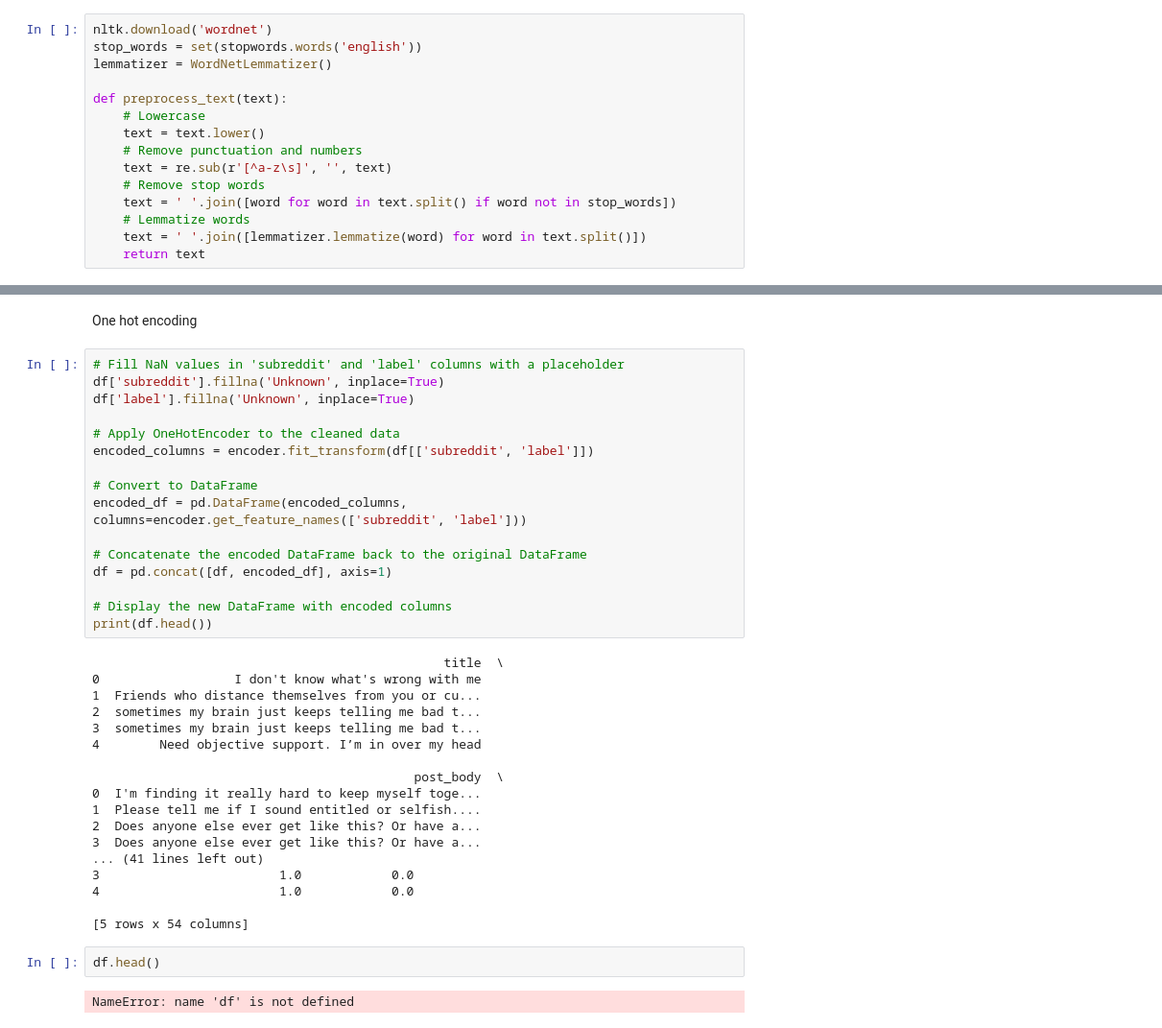
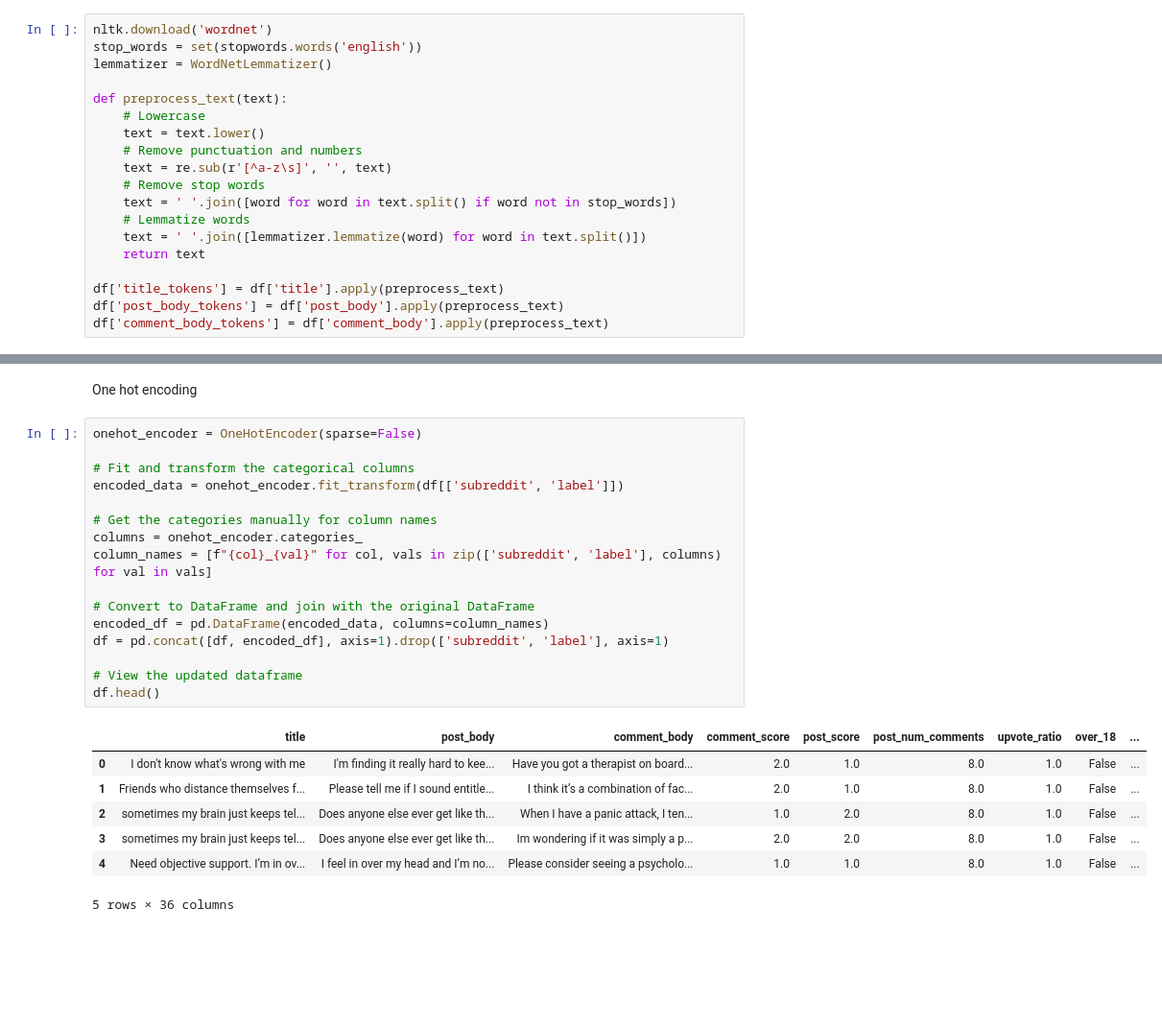
Before and after one commit to CynthiaJerono/Phase_5_Project, a Jupyter notebook: Bestina.ipynb, the cells around one changed output, grey strips where cells are left out. Shown at 96% size. Saved outputs shown, nothing was run; the diff lists cells and outputs as text; blank space fills up the shorter version.

Commit message:
df.head

```diff
--- a/Bestina.ipynb
+++ b/Bestina.ipynb
@@ -352,47 +352,37 @@ def preprocess_text(text):
     # Lemmatize words
     text = ' '.join([lemmatizer.lemmatize(word) for word in text.split()])
     return text
+
+df['title_tokens'] = df['title'].apply(preprocess_text)
+df['post_body_tokens'] = df['post_body'].apply(preprocess_text)
+df['comment_body_tokens'] = df['comment_body'].apply(preprocess_text)
 # %% [output]
 [nltk_data] Downloading package wordnet to C:\Users\custohmer
 [nltk_data]     link\AppData\Roaming\nltk_data...
 [nltk_data]   Package wordnet is already up-to-date!
 # %% [markdown]
 One hot encoding
-# %%
-# Fill NaN values in 'subreddit' and 'label' columns with a placeholder
-df['subreddit'].fillna('Unknown', inplace=True)
-df['label'].fillna('Unknown', inplace=True)
-
-# Apply OneHotEncoder to the cleaned data
-encoded_columns = encoder.fit_transform(df[['subreddit', 'label']])
-
-# Convert to DataFrame
-encoded_df = pd.DataFrame(encoded_columns, columns=encoder.get_feature_names(['subreddit', 'label']))
-
-# Concatenate the encoded DataFrame back to the original DataFrame
-df = pd.concat([df, encoded_df], axis=1)
-
-# Display the new DataFrame with encoded columns
-print(df.head())
-# %% [output]
-                                               title  \
-0                  I don't know what's wrong with me
-1  Friends who distance themselves from you or cu...
-2  sometimes my brain just keeps telling me bad t...
-3  sometimes my brain just keeps telling me bad t...
-4        Need objective support. I’m in over my head
-
-                                           post_body  \
-0  I'm finding it really hard to keep myself toge...
-1  Please tell me if I sound entitled or selfish....
-2  Does anyone else ever get like this? Or have a...
-3  Does anyone else ever get like this? Or have a...
-... (41 lines left out)
-3                        1.0            0.0
-4                        1.0            0.0
-
-[5 rows x 54 columns]
-# %%
-df.head()
-# %% [output]
-NameError: name 'df' is not defined
+# %%
+onehot_encoder = OneHotEncoder(sparse=False)
+
+# Fit and transform the categorical columns
+encoded_data = onehot_encoder.fit_transform(df[['subreddit', 'label']])
+
+# Get the categories manually for column names
+columns = onehot_encoder.categories_
+column_names = [f"{col}_{val}" for col, vals in zip(['subreddit', 'label'], columns) for val in vals]
+
+# Convert to DataFrame and join with the original DataFrame
+encoded_df = pd.DataFrame(encoded_data, columns=column_names)
+df = pd.concat([df, encoded_df], axis=1).drop(['subreddit', 'label'], axis=1)
+
+# View the updated dataframe
+df.head()
+# %% [output]
+|  | title | post_body | comment_body | comment_score | post_score | post_num_comments | upvote_ratio | over_18 | ... |
+| 0 | I don't know what's wrong with me | I'm finding it really hard to kee... | Have you got a therapist on board... | 2.0 | 1.0 | 8.0 | 1.0 | False | ... |
+| 1 | Friends who distance themselves f... | Please tell me if I sound entitle... | I think it’s a combination of fac... | 2.0 | 1.0 | 8.0 | 1.0 | False | ... |
+| 2 | sometimes my brain just keeps tel... | Does anyone else ever get like th... | When I have a panic attack, I ten... | 1.0 | 2.0 | 8.0 | 1.0 | False | ... |
+| 3 | sometimes my brain just keeps tel... | Does anyone else ever get like th... | Im wondering if it was simply a p... | 2.0 | 2.0 | 8.0 | 1.0 | False | ... |
+| 4 | Need objective support. I’m in ov... | I feel in over my head and I’m no... | Please consider seeing a psycholo... | 1.0 | 1.0 | 8.0 | 1.0 | False | ... |
+5 rows × 36 columns
```
Also changed, not shown: parts of 2 cells of this notebook.
